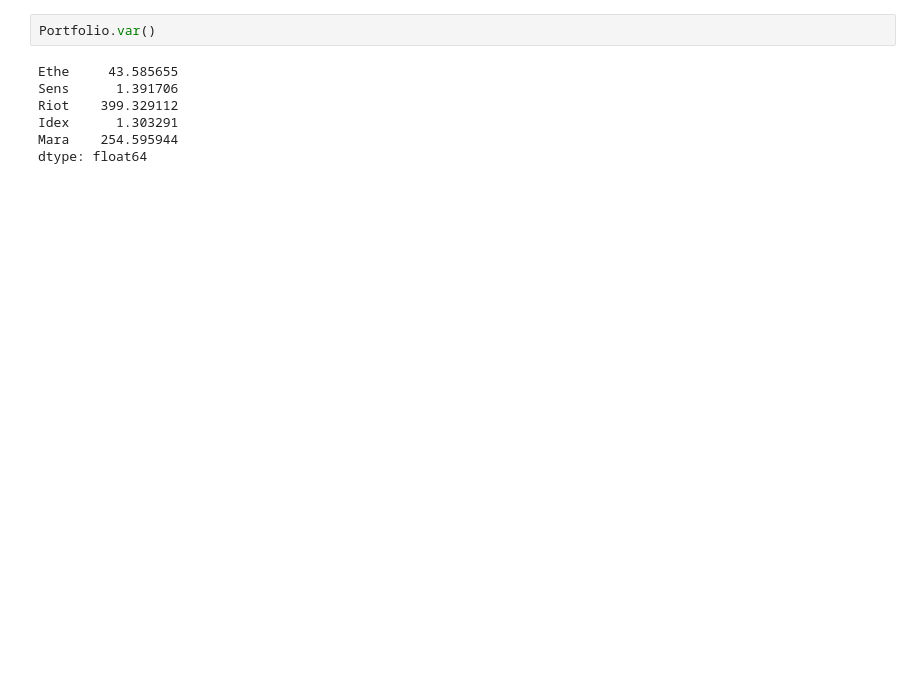
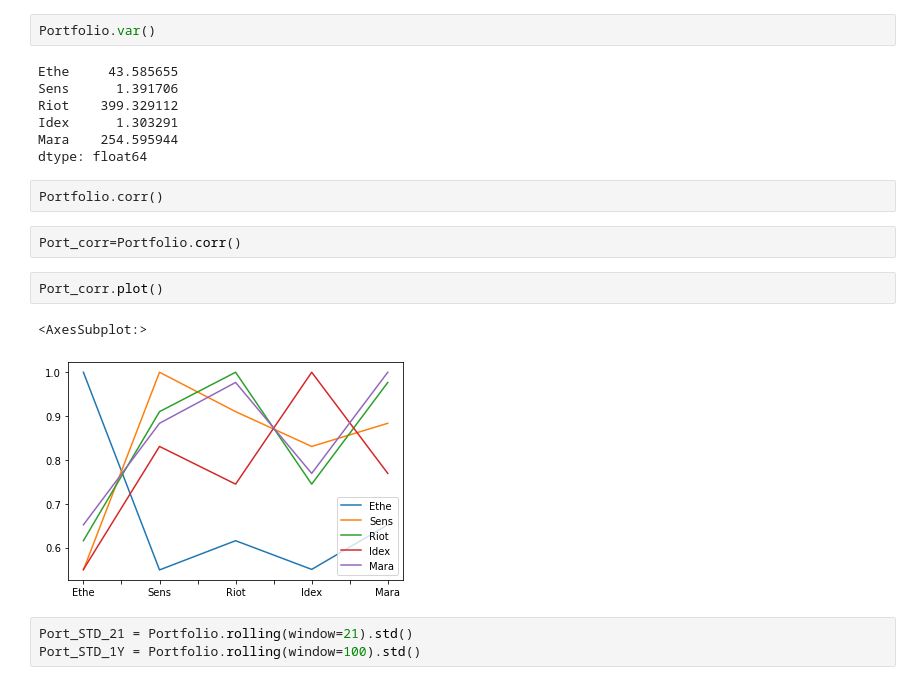
Before and after one commit to InfluxVC/-A-Whale-Off-the-Port-folio-, a Jupyter notebook: pandasHomework/pandasHomework.ipynb, the cells around one changed output. Saved outputs shown, nothing was run; the diff lists cells and outputs as text; blank space fills up the shorter version.

```diff
--- a/pandasHomework/pandasHomework.ipynb
+++ b/pandasHomework/pandasHomework.ipynb
@@ -517,3 +527,15 @@ Riot    399.329112
 Idex      1.303291
 Mara    254.595944
 dtype: float64
+# %% [raw]
+Portfolio.corr()
+# %%
+Port_corr=Portfolio.corr()
+# %%
+Port_corr.plot()
+# %% [output]
+<AxesSubplot:>
+[figure, added]
+# %%
+Port_STD_21 = Portfolio.rolling(window=21).std()
+Port_STD_1Y = Portfolio.rolling(window=100).std()
```
Also changed, not shown: parts of 4 cells of this notebook.
